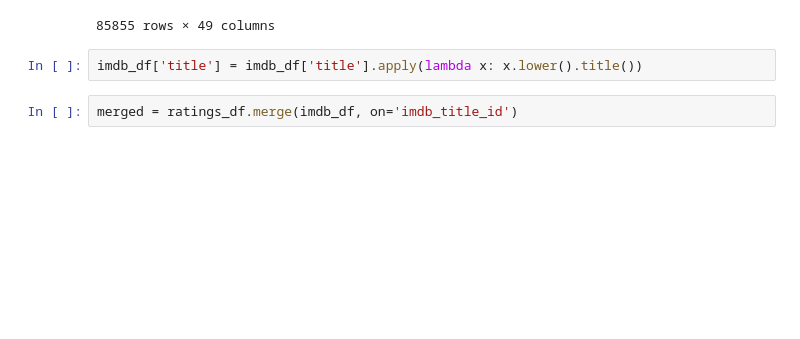
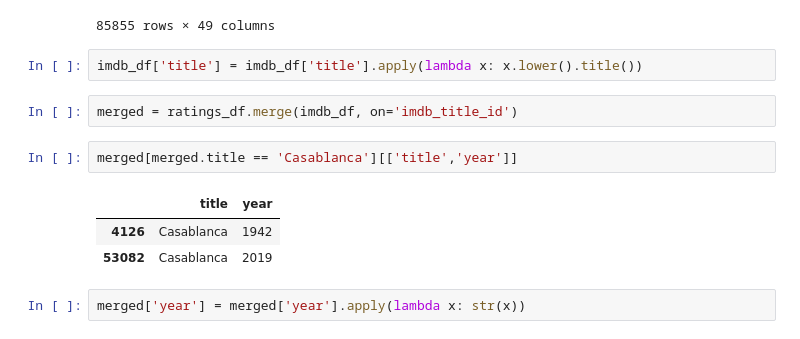
Before and after one commit to 6859-sp21/final-project-movisualization, a Jupyter notebook: imdb_data.ipynb, the cells around one changed output. Cells and saved outputs as stored; diff of their text form; blank space fills up the shorter version.

```diff
--- a/imdb_data.ipynb
+++ b/imdb_data.ipynb
@@ -32,4 +32,12 @@ ratings_df
 imdb_df['title'] = imdb_df['title'].apply(lambda x: x.lower().title())
 # %%
 merged = ratings_df.merge(imdb_df, on='imdb_title_id')
+# %%
+merged[merged.title == 'Casablanca'][['title','year']]
+# %% [output]
+|  | title | year |
+| 4126 | Casablanca | 1942 |
+| 53082 | Casablanca | 2019 |
+# %%
+merged['year'] = merged['year'].apply(lambda x: str(x))
 # %%
```
Also changed, not shown: parts of 2 cells of this notebook, 1 other file.
